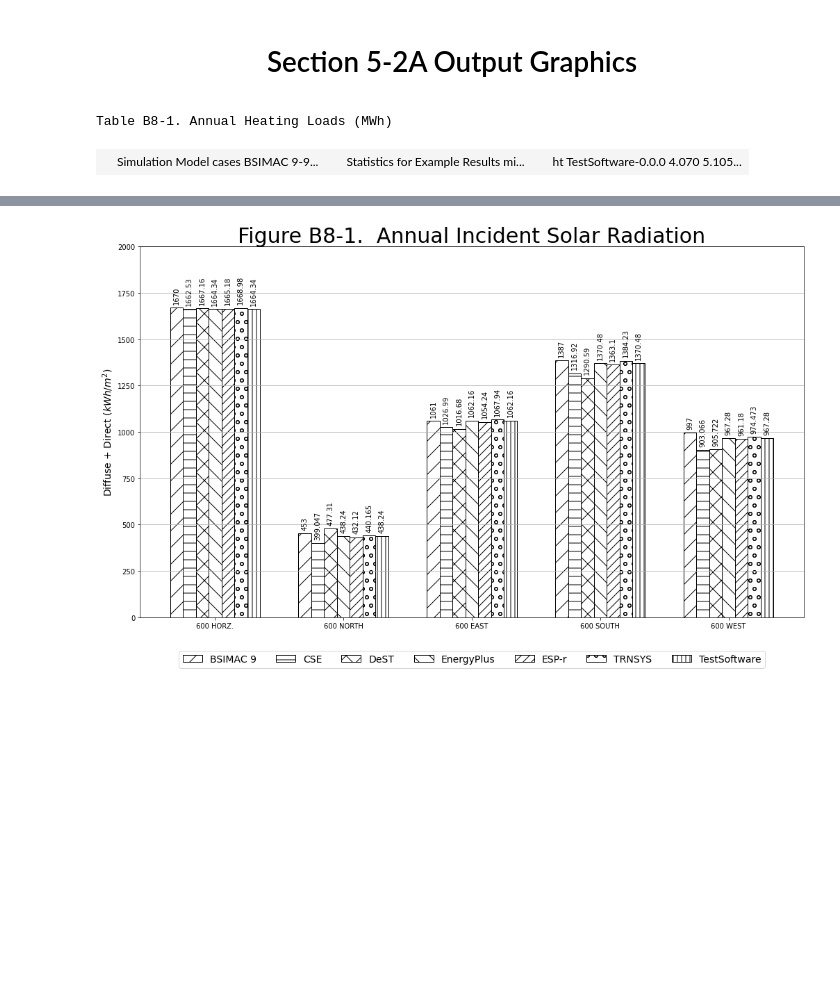
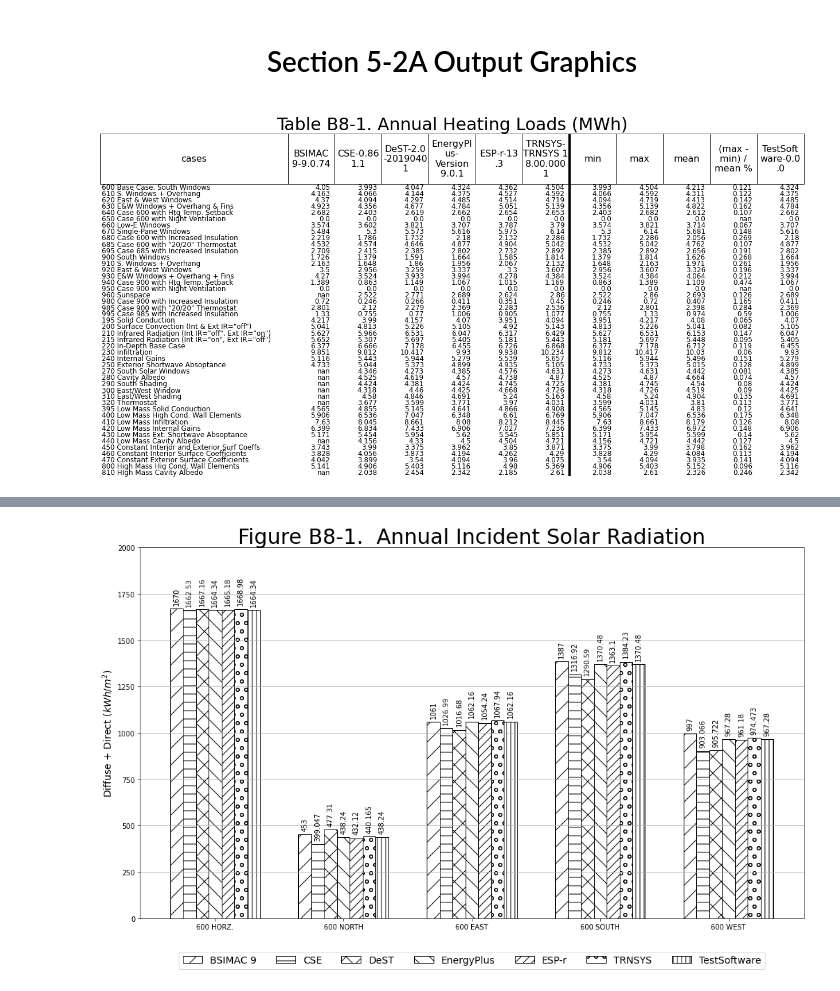
Before and after one commit to JasonGlazer/ashrae-140-automation, a Jupyter notebook: rendered/notebooks/test_notebook.ipynb, the cells around one changed output, grey strips where cells are left out. Drawn from its saved outputs; the diff is of its cells as text; code cells hidden in the pictures; blank space fills up the shorter version.

```diff
--- a/rendered/notebooks/test_notebook.ipynb
+++ b/rendered/notebooks/test_notebook.ipynb
@@ -23,7 +31,6 @@ HTML(gr._set_html_style())
 # %%
-table_html, msg = gr.render_section_5_2a_table_b_8_1()
-table_html
+gr.render_section_5_2a_table_b_8_1()
+plt.show();
 # %% [output]
-Table B8-1. Annual Heating Loads (MWh)
-|  | Simulation Model cases BSIMAC 9-9... |  | Statistics for Example Results mi... |  | ht TestSoftware-0.0.0 4.070 5.105... |
+[figure, added]
 # %%
```
Also changed, not shown: parts of 7 cells of this notebook, 9 other files.
